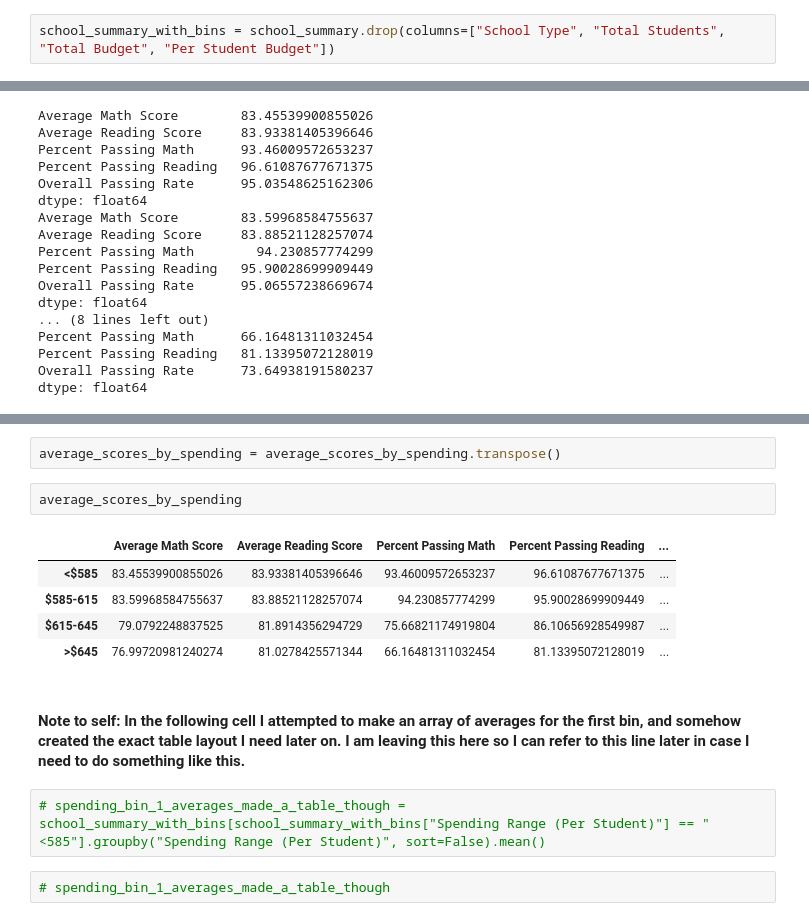
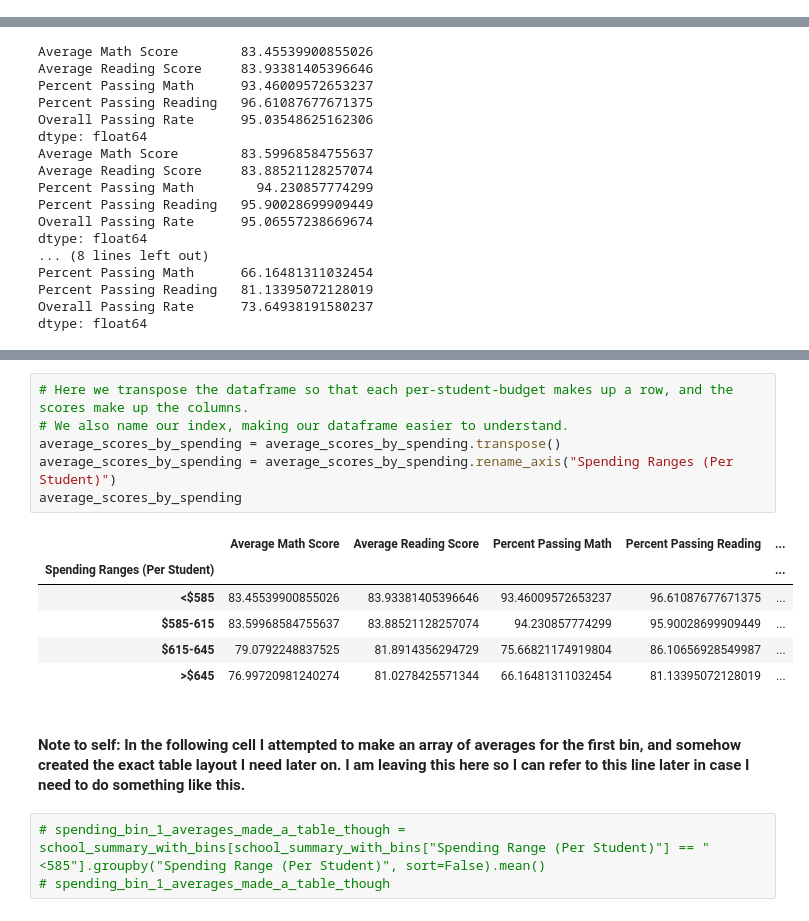
Before and after one commit to TylerTompa/4-Pandas, a Jupyter notebook: PyCitySchools/Academy of Py.ipynb, the cells around one changed output, grey strips where cells are left out. Cells and saved outputs as stored; diff of their text form.

Commit message:
Added comments for scores based on per-student-budget dataframe

```diff
--- a/PyCitySchools/Academy of Py.ipynb
+++ b/PyCitySchools/Academy of Py.ipynb
@@ -270,2 +251,0 @@ school_summary["Per Student Budget"].max()
-# %%
-school_summary_with_bins = school_summary.drop(columns=["School Type", "Total Students", "Total Budget", "Per Student Budget"])
@@ -345,16 +329,18 @@ average_scores_by_spending
-# %%
-average_scores_by_spending = average_scores_by_spending.transpose()
-# %%
-average_scores_by_spending
-# %% [output]
-|  | Average Math Score | Average Reading Score | Percent Passing Math | Percent Passing Reading | ... |
-| <$585 | 83.45539900855026 | 83.93381405396646 | 93.46009572653237 | 96.61087677671375 | ... |
-| $585-615 | 83.59968584755637 | 83.88521128257074 | 94.230857774299 | 95.90028699909449 | ... |
-| $615-645 | 79.0792248837525 | 81.8914356294729 | 75.66821174919804 | 86.10656928549987 | ... |
-| >$645 | 76.99720981240274 | 81.0278425571344 | 66.16481311032454 | 81.13395072128019 | ... |
+# %%
+# Here we transpose the dataframe so that each per-student-budget makes up a row, and the scores make up the columns.
+# We also name our index, making our dataframe easier to understand.
+average_scores_by_spending = average_scores_by_spending.transpose()
+average_scores_by_spending = average_scores_by_spending.rename_axis("Spending Ranges (Per Student)")
+average_scores_by_spending
+# %% [output]
+|  | Average Math Score | Average Reading Score | Percent Passing Math | Percent Passing Reading | ... |
+| Spending Ranges (Per Student) |  |  |  |  | ... |
+| <$585 | 83.45539900855026 | 83.93381405396646 | 93.46009572653237 | 96.61087677671375 | ... |
+| $585-615 | 83.59968584755637 | 83.88521128257074 | 94.230857774299 | 95.90028699909449 | ... |
+| $615-645 | 79.0792248837525 | 81.8914356294729 | 75.66821174919804 | 86.10656928549987 | ... |
+| >$645 | 76.99720981240274 | 81.0278425571344 | 66.16481311032454 | 81.13395072128019 | ... |
 # %% [markdown]
 #### Note to self: In the following cell I attempted to make an array of averages for the first bin, and somehow created the exact table layout I need later on.  I am leaving this here so I can refer to this line later in case I need to do something like this.
 # %%
 # spending_bin_1_averages_made_a_table_though = school_summary_with_bins[school_summary_with_bins["Spending Range (Per Student)"] == "<585"].groupby("Spending Range (Per Student)", sort=False).mean()
+# spending_bin_1_averages_made_a_table_though
-# %%
-# spending_bin_1_averages_made_a_table_though
```
Also changed, not shown: parts of 14 cells of this notebook.
